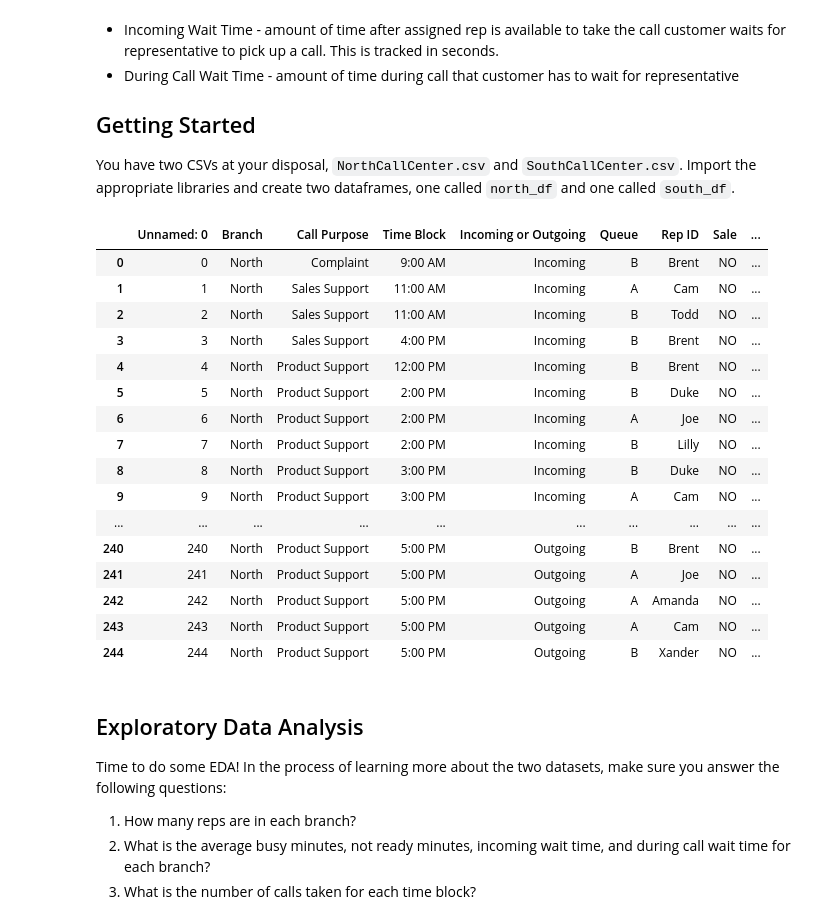
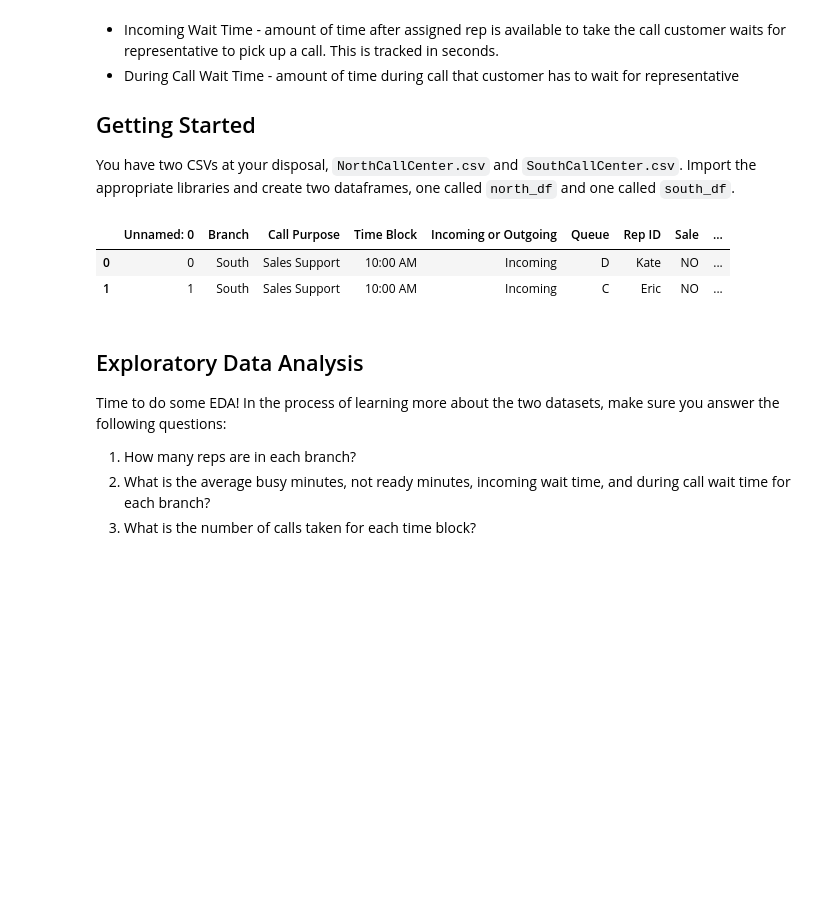
Before and after one commit to Faiqa-Sajid/Call-Center-Cleanup1, a Jupyter notebook: solution.ipynb, the cells around one changed output. Saved outputs shown, nothing was run; the diff lists cells and outputs as text; code cells hidden in the pictures; blank space fills up the shorter version.

```diff
--- a/solution.ipynb
+++ b/solution.ipynb
@@ -32,37 +32,23 @@ You have two CSVs at your disposal, `NorthCallCenter.csv` and `SouthCallCenter.c
 # %%
 # Import the appropriate libraries
 import pandas as pd
 import numpy as np
 import seaborn as sb
 import matplotlib.pyplot as plt
 from matplotlib import style
 
 style.use('ggplot')
 plt.rcParams['figure.figsize'] = (20,10)
 
 # Create two new dataframes
 north_df = pd.read_csv("NorthCallCenter.csv")
 north_df
-#outh_df = pd.read_csv("SouthCallCenter.csv")
-#outh_df.head(2)
+south_df = pd.read_csv("SouthCallCenter.csv")
+south_df.head(2)
 # %% [output]
 |  | Unnamed: 0 | Branch | Call Purpose | Time Block | Incoming or Outgoing | Queue | Rep ID | Sale | ... |
-| 0 | 0 | North | Complaint | 9:00 AM | Incoming | B | Brent | NO | ... |
-| 1 | 1 | North | Sales Support | 11:00 AM | Incoming | A | Cam | NO | ... |
-| 2 | 2 | North | Sales Support | 11:00 AM | Incoming | B | Todd | NO | ... |
-| 3 | 3 | North | Sales Support | 4:00 PM | Incoming | B | Brent | NO | ... |
-| 4 | 4 | North | Product Support | 12:00 PM | Incoming | B | Brent | NO | ... |
-| 5 | 5 | North | Product Support | 2:00 PM | Incoming | B | Duke | NO | ... |
-| 6 | 6 | North | Product Support | 2:00 PM | Incoming | A | Joe | NO | ... |
-| 7 | 7 | North | Product Support | 2:00 PM | Incoming | B | Lilly | NO | ... |
-| 8 | 8 | North | Product Support | 3:00 PM | Incoming | B | Duke | NO | ... |
-| 9 | 9 | North | Product Support | 3:00 PM | Incoming | A | Cam | NO | ... |
-| ... | ... | ... | ... | ... | ... | ... | ... | ... | ... |
-| 240 | 240 | North | Product Support | 5:00 PM | Outgoing | B | Brent | NO | ... |
-| 241 | 241 | North | Product Support | 5:00 PM | Outgoing | A | Joe | NO | ... |
-| 242 | 242 | North | Product Support | 5:00 PM | Outgoing | A | Amanda | NO | ... |
-| 243 | 243 | North | Product Support | 5:00 PM | Outgoing | A | Cam | NO | ... |
-| 244 | 244 | North | Product Support | 5:00 PM | Outgoing | B | Xander | NO | ... |
+| 0 | 0 | South | Sales Support | 10:00 AM | Incoming | D | Kate | NO | ... |
+| 1 | 1 | South | Sales Support | 10:00 AM | Incoming | C | Eric | NO | ... |
 # %% [markdown]
 ## Exploratory Data Analysis
 
```
Also changed, not shown: parts of 2 cells of this notebook.
